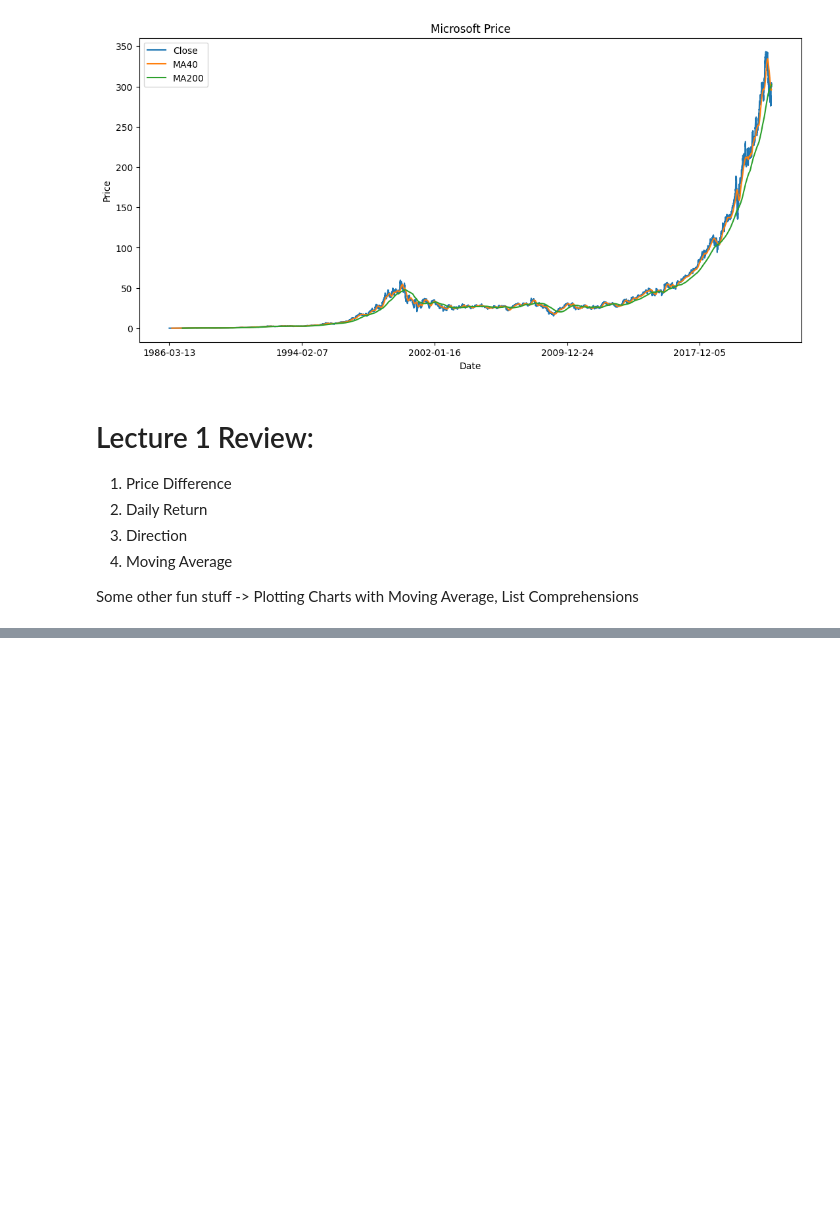
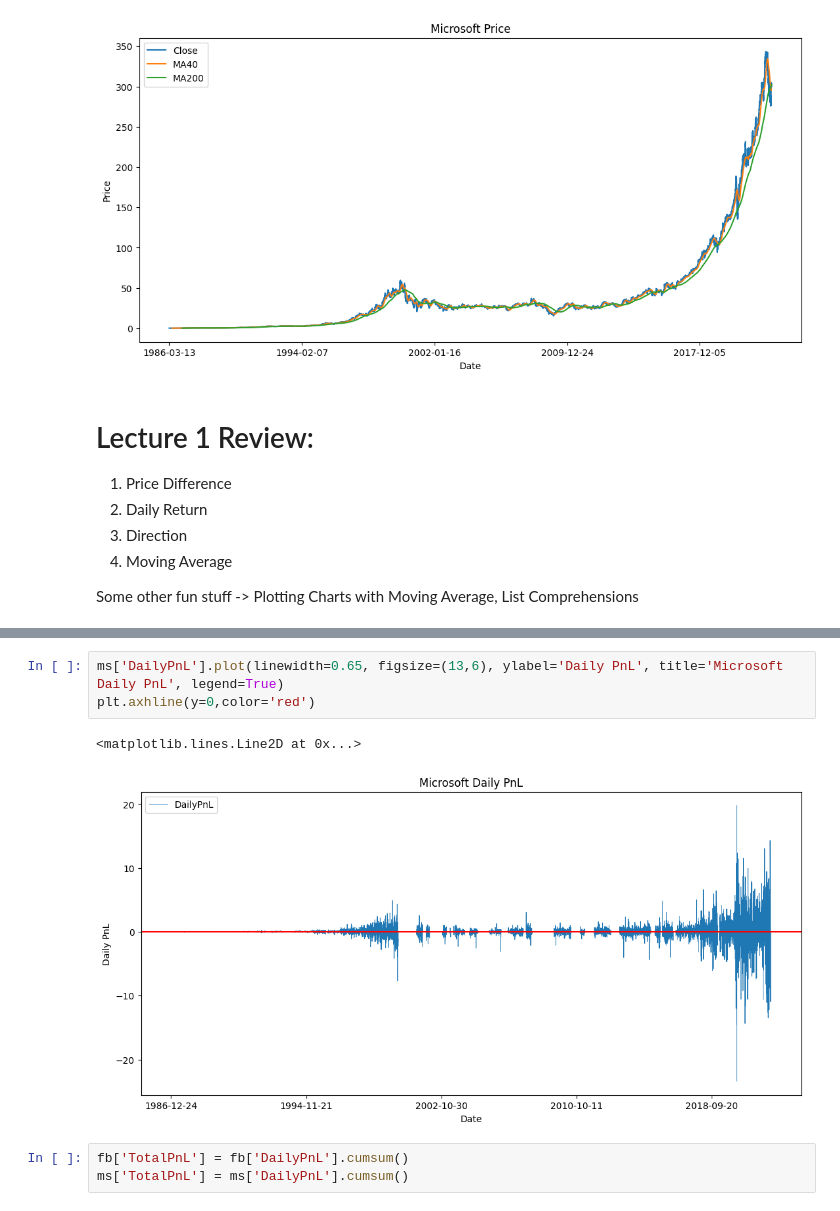
Before and after one commit to DinYeo/CourseraHKU, a Jupyter notebook: Module 1.ipynb, the cells around one changed output, grey strips where cells are left out. Drawn from its saved outputs; the diff is of its cells as text; blank space fills up the shorter version.

```diff
--- a/Chapter 1.ipynb
+++ b/Module 1.ipynb
@@ -232,0 +265,9 @@ Some other fun stuff -> Plotting Charts with Moving Average, List Comprehensions
+# %%
+ms['DailyPnL'].plot(linewidth=0.65, figsize=(13,6), ylabel='Daily PnL', title='Microsoft Daily PnL', legend=True)
+plt.axhline(y=0,color='red')
+# %% [output]
+<matplotlib.lines.Line2D at 0x...>
+[figure, added]
+# %%
+fb['TotalPnL'] = fb['DailyPnL'].cumsum()
+ms['TotalPnL'] = ms['DailyPnL'].cumsum()
```
Also changed, not shown: parts of 12 cells of this notebook, 2 other files.
